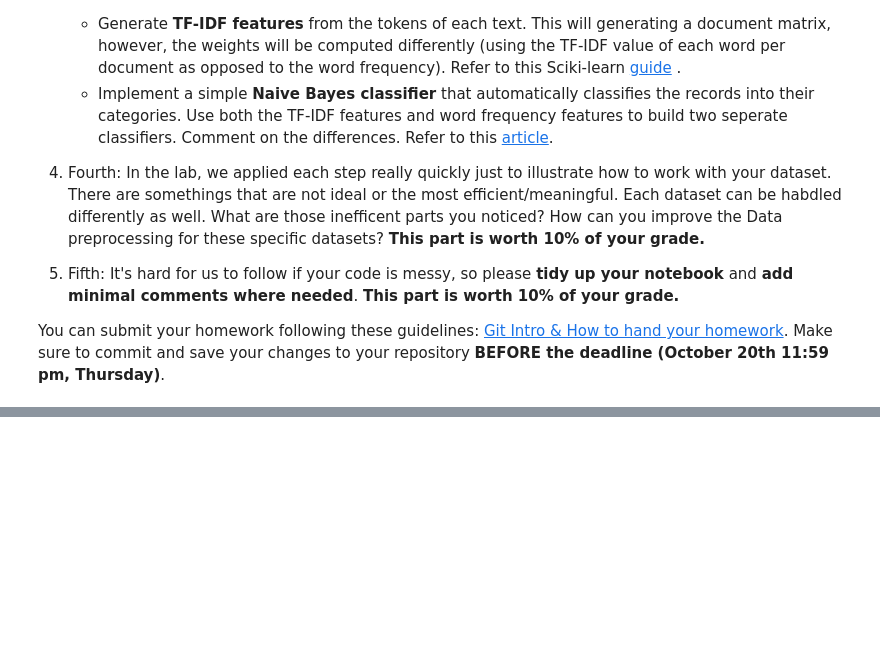
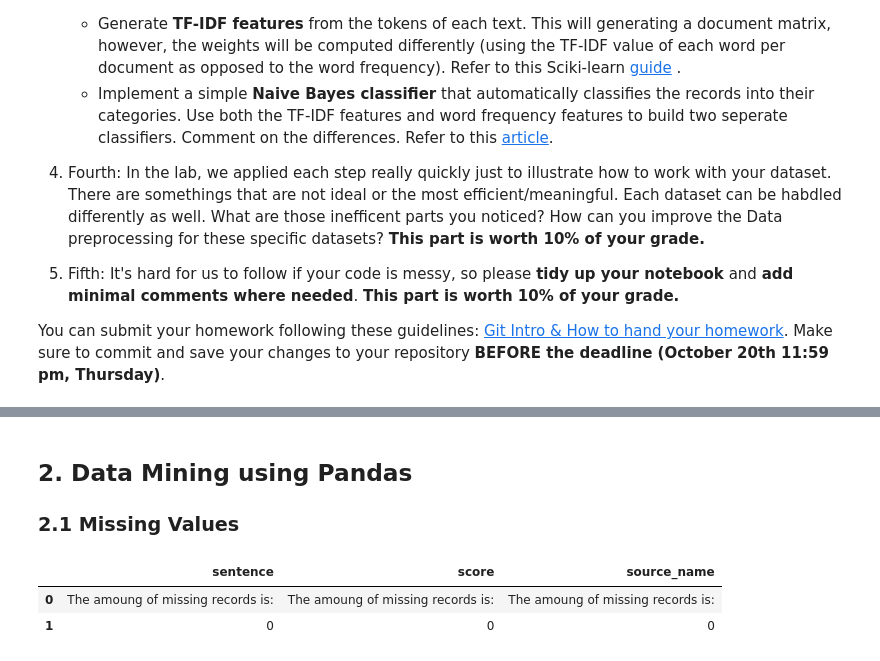
Before and after one commit to npinghuang/DM2022-Lab1-Homework, a Jupyter notebook: DM2022-Lab1-Homework.ipynb, the cells around one changed output, grey strips where cells are left out. Cells and saved outputs as stored; diff of their text form; code cells hidden in the pictures; blank space fills up the shorter version.

```diff
--- a/DM2022-Lab1-Homework.ipynb
+++ b/DM2022-Lab1-Homework.ipynb
@@ -35,0 +85,10 @@ You can submit your homework following these guidelines: [Git Intro & How to han
+# %% [markdown]
+## 2. Data Mining using Pandas
+### 2.1 Missing Values
+# %%
+#check missing values
+DATA.isnull().apply(lambda x: dmh.check_missing_values(x), axis = 0)
+# %% [output]
+|  | sentence | score | source_name |
+| 0 | The amoung of missing records is: | The amoung of missing records is: | The amoung of missing records is: |
+| 1 | 0 | 0 | 0 |
```
Also changed, not shown: parts of 19 cells of this notebook, 3 other files.
